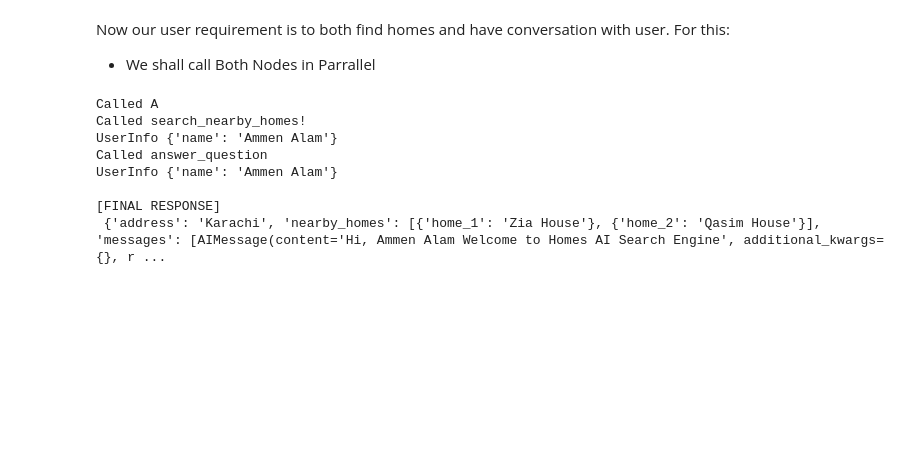
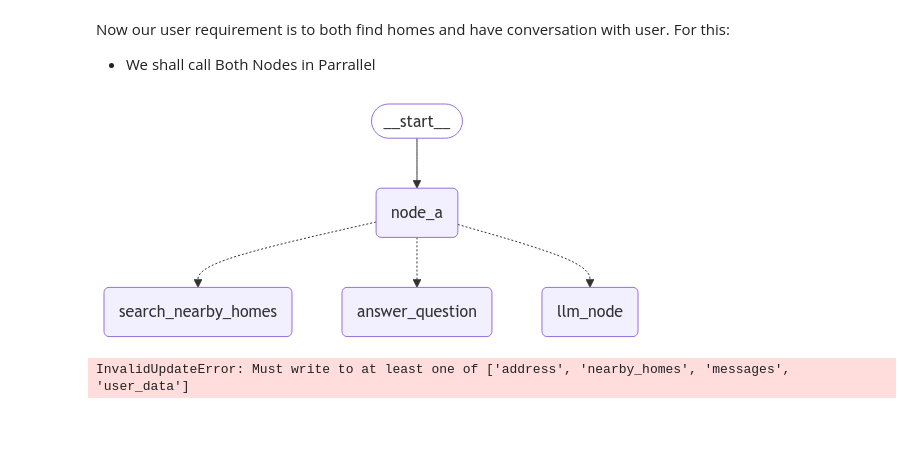
Before and after one commit to Talha-Naeem/AIPythonLLM, a Jupyter notebook: 12_langchain_ecosystem/langgraph/course-notebooks/module-4/0_commandAssignment.ipynb, the cells around one changed output. Saved outputs shown, nothing was run; the diff lists cells and outputs as text; code cells hidden in the pictures; blank space fills up the shorter version.

```diff
--- a/12_langchain_ecosystem/langgraph/course-notebooks/module-4/0_commandAssignment.ipynb
+++ b/12_langchain_ecosystem/langgraph/course-notebooks/module-4/0_commandAssignment.ipynb
@@ -138,14 +138,14 @@ class State(TypedDict):
 # %%
 # Define the nodes (agents)
 
-def node_a(state: State) -> Command[Literal["search_nearby_homes", "answer_question"]]:
+def node_a(state: State) -> Command[Literal["search_nearby_homes", "answer_question", "search_nearby_plumbers", "search_nearby_mechanics"]]:
     print("Called A")
 
     # Get User Data From Memory or Data Store
     fetched_user_data = {"name": "Ammen Alam"}
 
     # THis is where llm decides which node shall I go next
-    value = random.choice(["search_nearby_homes", "answer_question"])
+    value = random.choice()
 
     # This is a replacement for a conditional edge function
     if value == "search_nearby_homes":
@@ -173,6 +173,27 @@ def answer_question(state: State):
     print("UserInfo", state["user_data"])
     user_name = state["user_data"].get("name", "Guest")
     return {"messages": [AIMessage(content=f"Hi, {user_name} Welcome to Homes AI Search Engine")]}
+# %%
+def node_a(state: State) -> Command[Literal["search_nearby_homes", "answer_question", "search_nearby_plumbers", "search_nearby_mechanics"]]:
+    print("Called A")
+
+    # THis is where llm decides which node shall I go next
+    value = random.choice(["search_nearby_homes", "answer_question", "search_nearby_plumbers", "search_nearby_mechanics"])
+
+    # This is a replacement for a conditional edge function
+    # if value == "search_nearby_homes":
+    #     goto = "search_nearby_homes"
+    # elif value == "search_nearby_plumbers":
+    #     goto = "search_nearby_plumbers"
+    # elif value == "search_nearby_mechanics":
+    #     goto = "search_nearby_mechanics"
+    #     goto = "answer_question"
+    goto = value
+    # note how Command allows you to BOTH update the graph state AND route to the next node
+    return Command(
+        # this is a replacement for an edge
+        goto=goto,
+    )
 # %%
 builder = StateGraph(State)
 builder.add_edge(START, "node_a")
@@ -216,7 +245,7 @@ class State(TypedDict):
 # %%
 # Define the nodes (agents)
 
-def node_a(state: State) -> Command[Literal["search_nearby_homes", "answer_question"]]:
+def node_a(state: State) -> Command[Literal["search_nearby_homes", "answer_question","llm_node"]]:
     print("Called A")
 
     # Get User Data From Memory or Data Store
@@ -226,7 +255,7 @@ def node_a(state: State) -> Command[Literal["search_nearby_homes", "answer_quest
     return Command(
         update={"user_data": fetched_user_data},
         # this is a replacement for an edge
-        goto=["search_nearby_homes", "answer_question"],
+        goto=["search_nearby_homes", "answer_question","llm_node"],
     )
 
 
@@ -242,28 +271,38 @@ def answer_question(state: State):
     print("UserInfo", state["user_data"])
     user_name = state["user_data"].get("name", "Guest")
     return {"messages": [AIMessage(content=f"Hi, {user_name} Welcome to Homes AI Search Engine")]}
+
+def llm_node(state: State):
+    print("Called llm_node")
+    return {"messages": [AIMessage(content="This is a message from the LLM node.")]}
 # %%
 builder = StateGraph(State)
 builder.add_edge(START, "node_a")
 builder.add_node(node_a)
 builder.add_node(search_nearby_homes)
 builder.add_node(answer_question)
+builder.add_node(llm_node)
 # NOTE: there are no edges between nodes A, B and C!
 
 graph = builder.compile()
-# %%
-agent_response = graph.invoke({"address": "Karachi"})
-
-print("\n[FINAL RESPONSE]\n", agent_response)
-# %% [output]
-Called A
-Called search_nearby_homes!
-UserInfo {'name': 'Ammen Alam'}
-Called answer_question
-UserInfo {'name': 'Ammen Alam'}
-
-[FINAL RESPONSE]
- {'address': 'Karachi', 'nearby_homes': [{'home_1': 'Zia House'}, {'home_2': 'Qasim House'}], 'messages': [AIMessage(content='Hi, Ammen Alam Welcome to Homes AI Search Engine', additional_kwargs={}, r ...
+# %%
+from IPython.display import display, Image
+
+display(Image(graph.get_graph().draw_mermaid_png()))
+# %% [output]
+[figure, added]
+# %%
+agent_response = graph.invoke({"home_2": "Qasim House"})
+thread = {"configurable": {"thread_id": "1"}}
+
+# Run the graph until the first interruption
+for event in graph.stream(agent_response, thread, stream_mode="values"):
+    if 'messages' in event and event['messages']:
+        event['messages'][-1].pretty_print()
+
+print("\n[FINAL RESPONSE]\n", agent_response)
+# %% [output]
+InvalidUpdateError: Must write to at least one of ['address', 'nearby_homes', 'messages', 'user_data']
 # %% [markdown]
 ##
 # %% [markdown]
```
Also changed, not shown: parts of 4 cells of this notebook.
